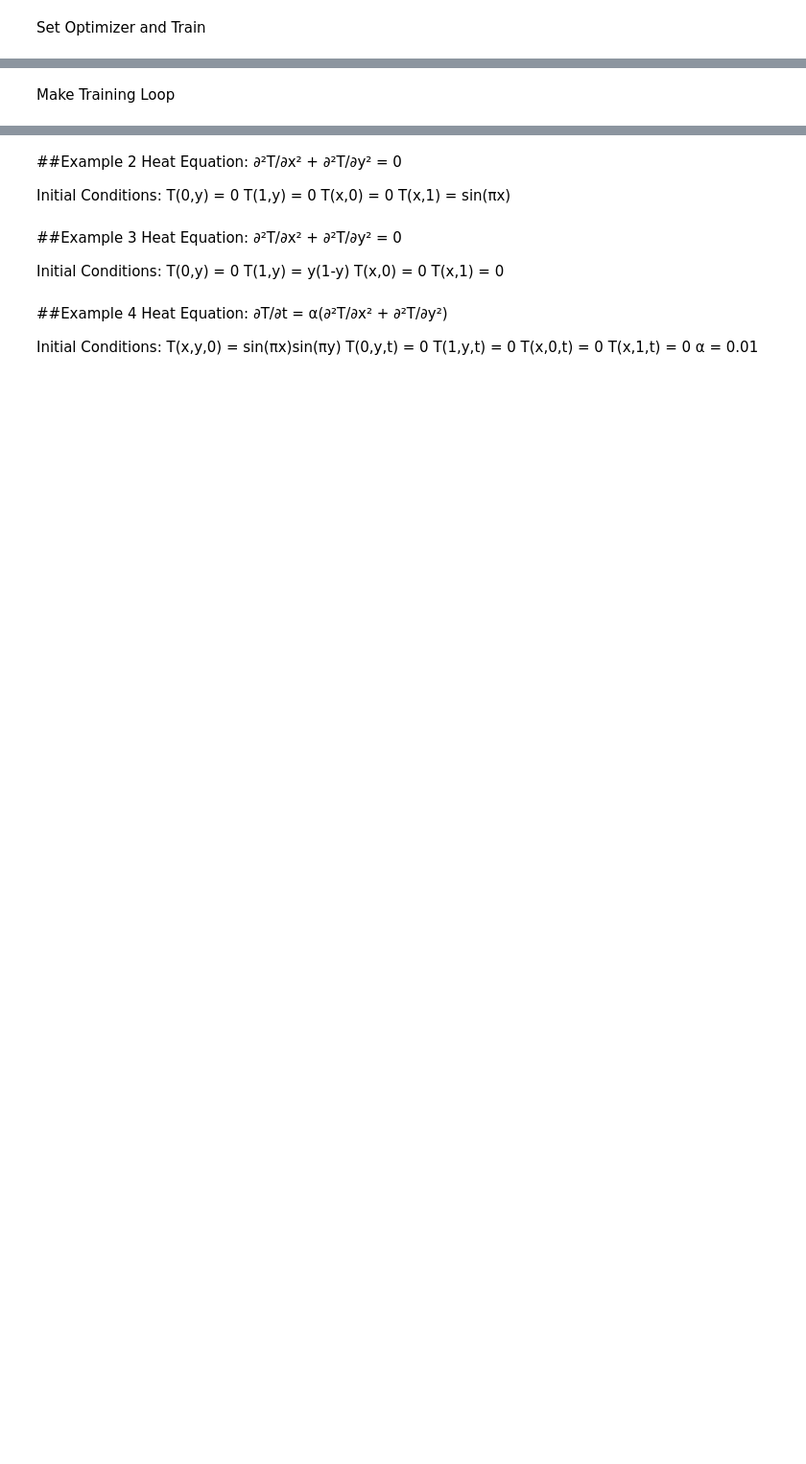
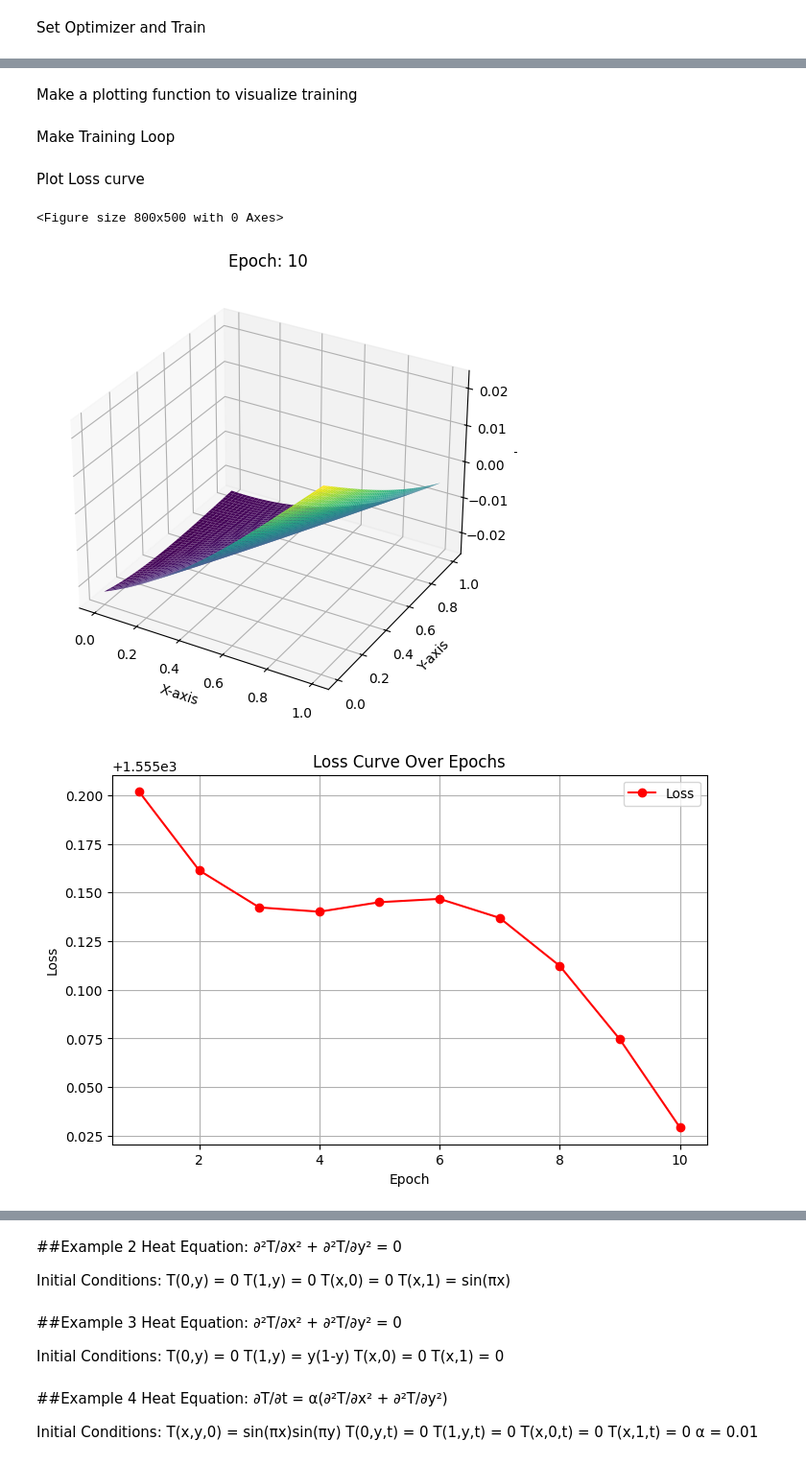
Before and after one commit to DeependraChaddha/Heat_Equation_Solver, a Jupyter notebook: Heat_Equation_Solver.ipynb, the cells around one changed output, grey strips where cells are left out. Shown at 96% size. Drawn from its saved outputs; the diff is of its cells as text; code cells hidden in the pictures; blank space fills up the shorter version.

Commit message:
Made training loop and visualized loss curve and solution T after every training epoch

```diff
--- a/Heat_Equation_Solver.ipynb
+++ b/Heat_Equation_Solver.ipynb
@@ -52,8 +57,8 @@ Take x=0,x=1, y=0,y=1 as edges because of the initial conditions
 # %%
 #Specify number of points in grid in each direction
 #todo assert both nx,ny to be strictly greater than 1 when generalizing
-nx=10
-ny=10
+nx=1000
+ny=1000
 
 #calculate spacing between 2 points in the grid
 lx=1/(nx-1)
@@ -98,13 +103,13 @@ class SolutionFunction(nn.Module):
         nn.Linear(10,1)
     )
 
-  def forward(self,X,Y):
+  def forward(self,X,Y,nx,ny):
       #reshape before concatenation to get correct dimension
       X=X.reshape(-1,1)
       Y=Y.reshape(-1,1)
-      return self.layers(torch.cat((X,Y),dim=1)).reshape(10,10)
+      return self.layers(torch.cat((X,Y),dim=1)).reshape(nx,ny)
 
 #check if it works properly
 demo_model=SolutionFunction()
-demo_model(X,Y)
+demo_model(X,Y,nx,ny)
 # %% [output]
@@ -137,7 +130,9 @@ Constructing loss functions
 # %%
 def pde_loss(model:nn.Module,
              x:torch.Tensor,
-             y:torch.Tensor):
+             y:torch.Tensor,
+             nx:int,
+             ny:int):
   '''
   calculates loss according to the heat equation
   Inputs:
@@ -151,7 +146,7 @@ def pde_loss(model:nn.Module,
   y.requires_grad_(True)
 
   #calculate meshgrid
-  f=model(X,Y)
+  f=model(X,Y,nx,ny)
 
   #Calculate gradients
   f_x=torch.autograd.grad(f,x,torch.ones_like(f),create_graph=True)[0]
@@ -174,7 +169,9 @@ def pde_loss(model:nn.Module,
 
 def boundary_loss(model:nn.Module,
                   x:torch.Tensor,
-                  y:torch.Tensor):
+                  y:torch.Tensor,
+                  nx:int,
+                  ny:int):
   ''' Input: the gird coordinates and model
       Output:Boundary Loss Value
       loss is defined for a specific boundary condition will have to change function depending on the problem, it is NOT a generally usable function
@@ -183,7 +180,7 @@ def boundary_loss(model:nn.Module,
   y.requires_grad_(True)
 
   #calculate meshgrid
-  f=model(X,Y)
+  f=model(X,Y,nx,ny)
 
   #get loss
   loss=(f[0,:]-torch.zeros(f.shape[-1]))**2+ (f[-1,:]-torch.zeros(f.shape[-1]))**2+ (f[:,0]-torch.zeros(f.shape[-1]))**2+ (f[:,-1]-torch.zeros(f.shape[-1]))**2
@@ -199,12 +196,14 @@ def boundary_loss(model:nn.Module,
 def total_loss(model:nn.Module,
                x:torch.Tensor,
                y:torch.Tensor,
+               nx:int,
+               ny:int,
                boundary_loss_weight:float=100.0):
   '''Combining both loss functions using a specific weight to measure relative importance of the 2 losses'''
-  return pde_loss(model,x,y)+boundary_loss_weight*boundary_loss(model,x,y)
+  return pde_loss(model,x,y,nx,ny)+boundary_loss_weight*boundary_loss(model,x,y,nx,ny)
 # %% [markdown]
 test loss function
 # %%
-loss=total_loss(demo_model,X,Y)
+loss=total_loss(demo_model,X,Y,nx,ny)
 print(loss)
 # %% [output]
@@ -223,0 +232,2 @@ adam_optimizer=torch.optim.Adam(model.parameters(),lr=0.01)
+# %% [markdown]
+Make a plotting function to visualize training
@@ -225,0 +304,16 @@ Make Training Loop
+# %% [markdown]
+Plot Loss curve
+# %%
+# Plot loss curve
+plt.figure(figsize=(8, 5))
+plt.plot(range(1, epochs + 1), loss_values, marker='o', linestyle='-', color='r', label="Loss")
+plt.xlabel("Epoch")
+plt.ylabel("Loss")
+plt.title("Loss Curve Over Epochs")
+plt.legend()
+plt.grid()
+plt.show()
+# %% [output]
+<Figure size 800x500 with 0 Axes>
+[figure, added]
+[figure, added]
```
Also changed, not shown: parts of 11 cells of this notebook.
